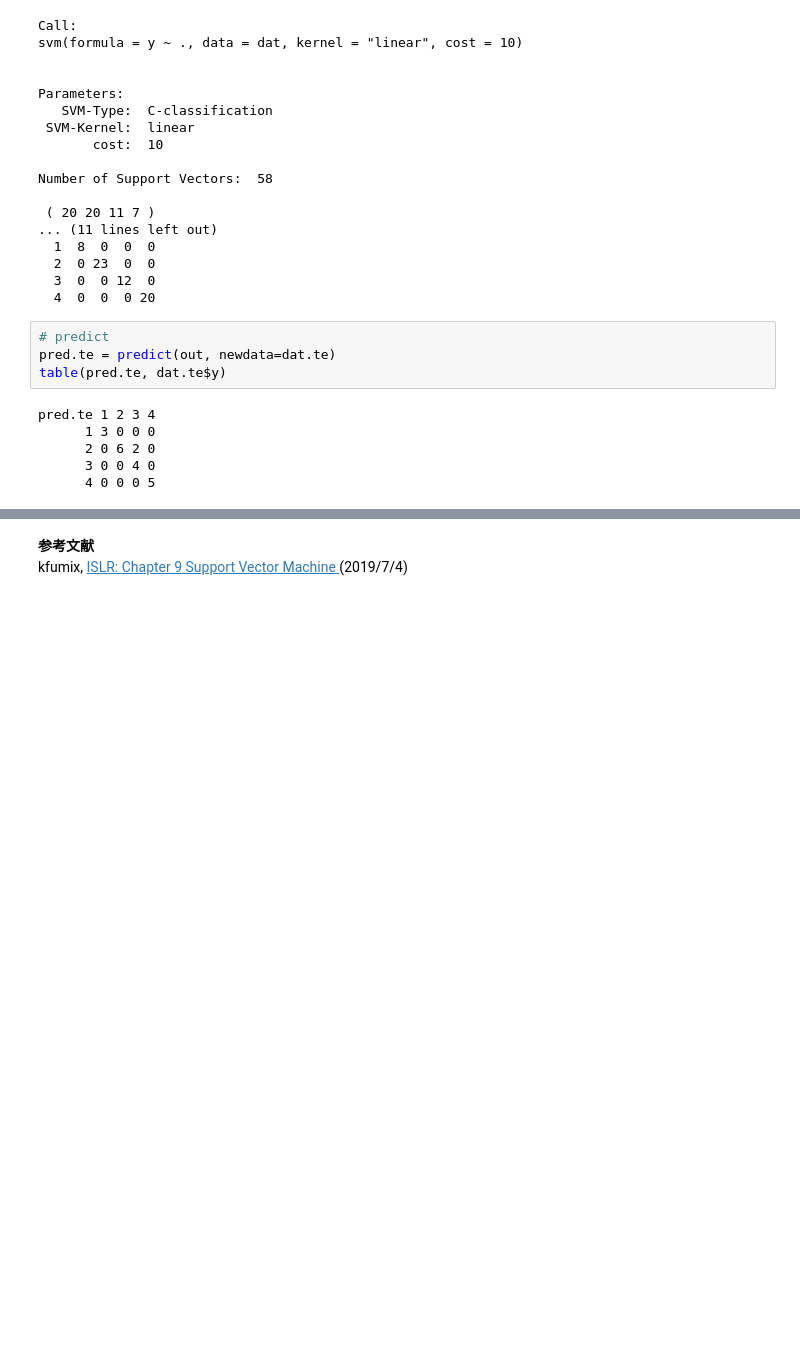
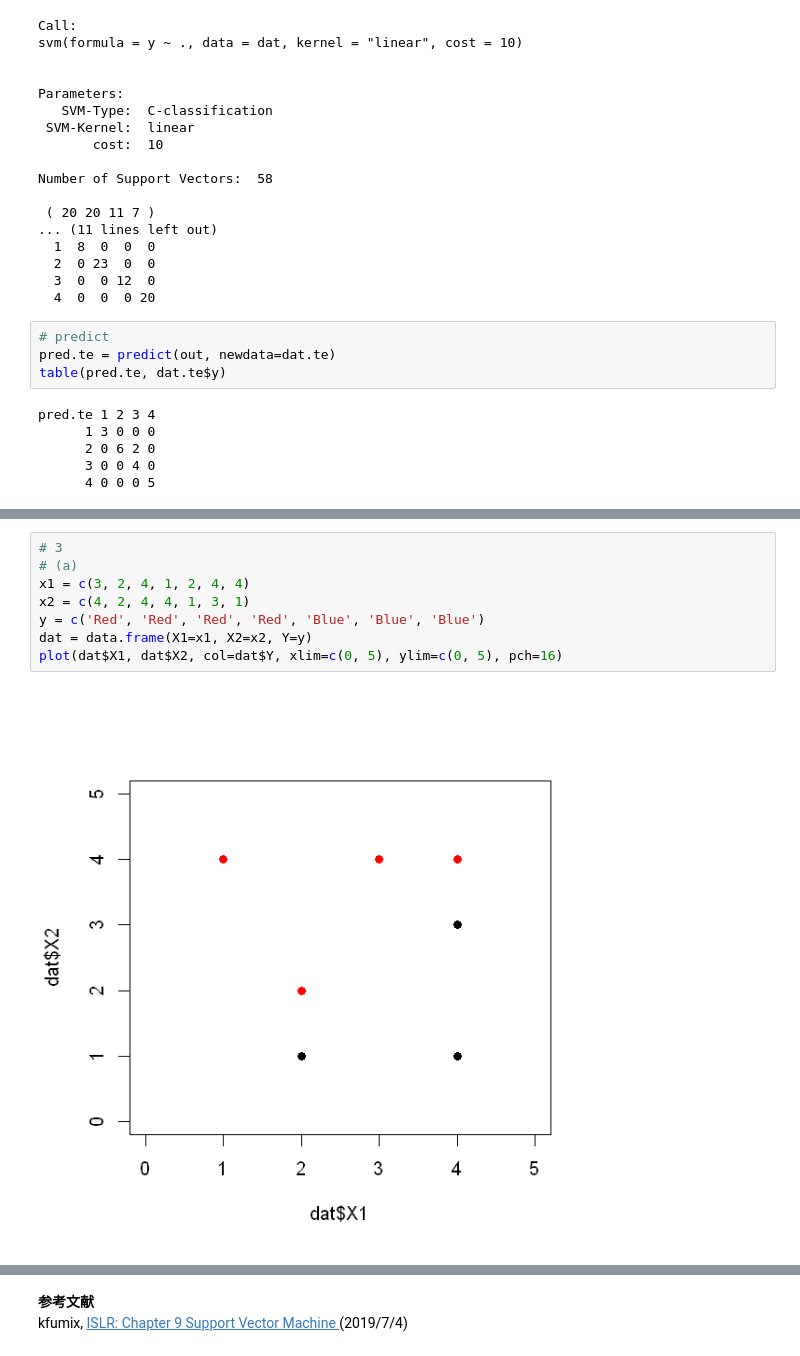
Before and after one commit to yellowmeteor/met_python.github.io, a Jupyter notebook: ISLR/9_Support_Vector_Machines.ipynb, the cells around one changed output, grey strips where cells are left out. Saved outputs shown, nothing was run; the diff lists cells and outputs as text; blank space fills up the shorter version.

```diff
--- a/ISLR/9_Support_Vector_Machines.ipynb
+++ b/ISLR/9_Support_Vector_Machines.ipynb
@@ -478,0 +511,10 @@ par(add=T)
+# %%
+# 3
+# (a)
+x1 = c(3, 2, 4, 1, 2, 4, 4)
+x2 = c(4, 2, 4, 4, 1, 3, 1)
+y = c('Red', 'Red', 'Red', 'Red', 'Blue', 'Blue', 'Blue')
+dat = data.frame(X1=x1, X2=x2, Y=y)
+plot(dat$X1, dat$X2, col=dat$Y, xlim=c(0, 5), ylim=c(0, 5), pch=16)
+# %% [output]
+[figure, added]
```
Also changed, not shown: parts of 16 cells of this notebook.
